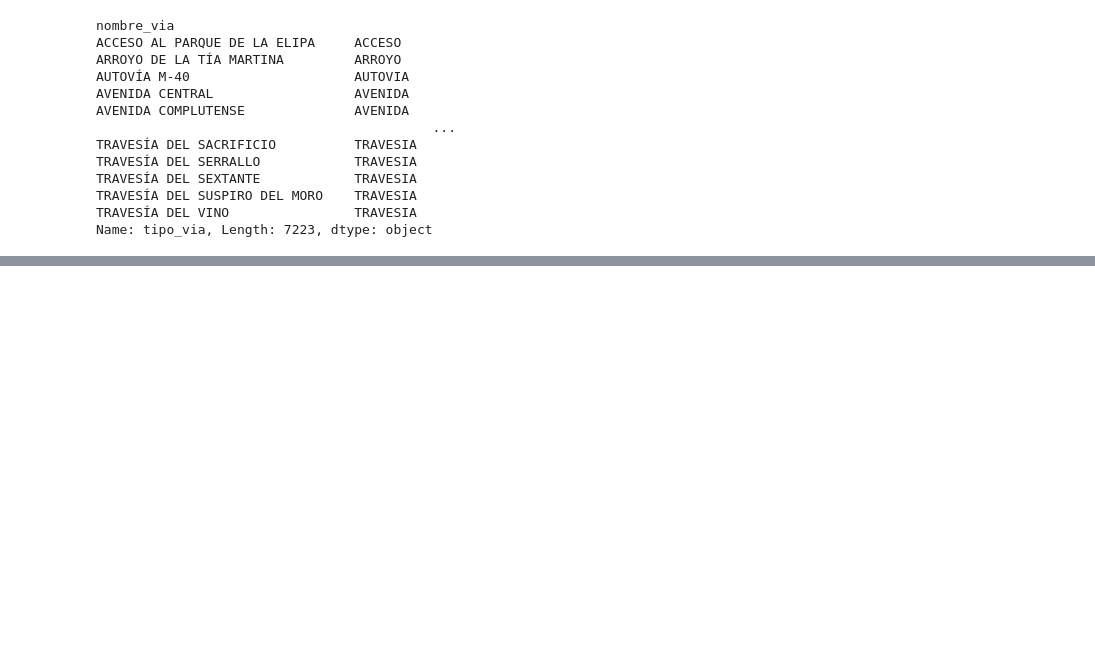
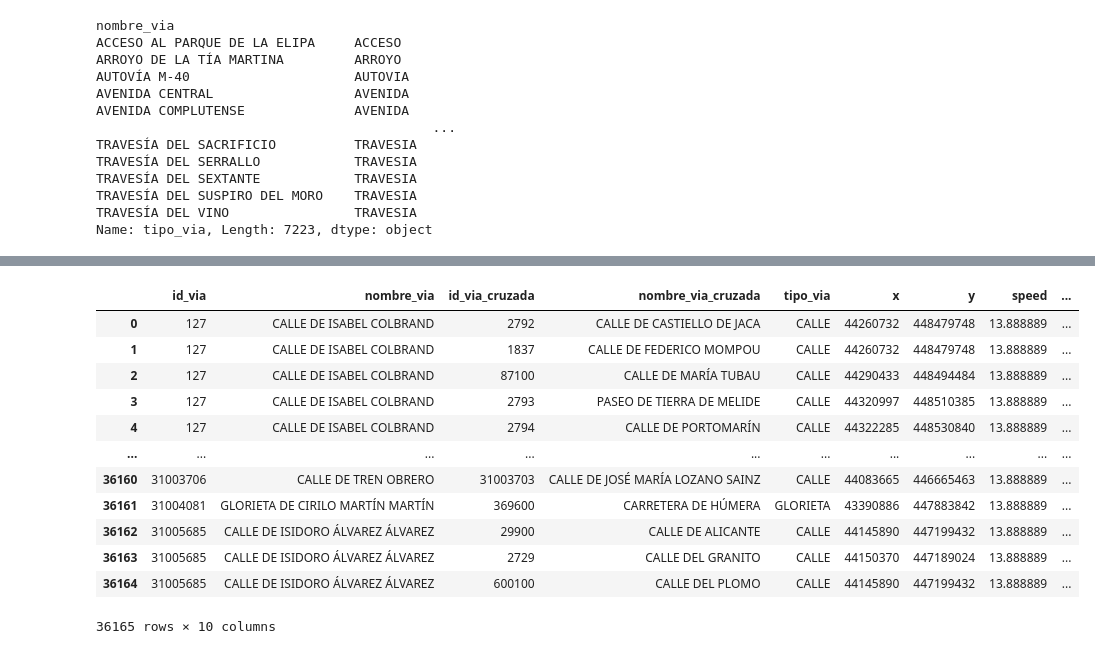
Before and after one commit to winoo19/GPS, a Jupyter notebook: create_graph.ipynb, the cells around one changed output, grey strips where cells are left out. Cells and saved outputs as stored; diff of their text form; code cells hidden in the pictures; blank space fills up the shorter version.

```diff
--- a/create_graph.ipynb
+++ b/create_graph.ipynb
@@ -257,0 +83,13 @@ cruces
+# %%
+'''unify cruces which manhattan distance from each other is less than 50 cm'''
+c=0
+for index1, row in cruces_droped.iterrows():
+    '''manhattan distance'''
+    dups=cruces_droped[(abs(cruces_droped["x"]-row["x"]) + abs(cruces_droped["y"]-row["y"]))<50]
+    if len(dups)>1:
+        # print(dups[["nombre_via","nombre_via_cruzada","x","y"]])
+        # input()
+        cruces.loc[dups.index,"x"]=row["x"]
+        cruces.loc[dups.index,"y"]=row["y"]
+        c+=len(dups)-1
+c
@@ -305,0 +168,27 @@ v_dic = {
+# %%
+def asociar_direccion(cruce):
+    '''Asocia a cada cruce una direccion, reemplazando los numeros por letras para poder ordenarlas alfabeticamente
+    Returns: direccion asociada al cruce con caracteres reemplazados y direccion completa del cruce'''
+    df = direcciones[direcciones["id_via"] == cruce["id_via"]]
+    if len(df) == 0:
+        return "None"
+    df["distance"] = (df["x"] - cruce["x"]) ** 2 + (df["y"] - cruce["y"]) ** 2
+    df.sort_values("distance", inplace=True)
+    return df.iloc[0]["orden"],df.iloc[0]["Direccion completa"]
+
+cruces[["direccion_asociada","direccion_completa"]]=cruces.apply(asociar_direccion, axis=1, result_type="expand")
+cruces
+# %% [output]
+|  | id_via | nombre_via | id_via_cruzada | nombre_via_cruzada | tipo_via | x | y | speed | ... |
+| 0 | 127 | CALLE DE ISABEL COLBRAND | 2792 | CALLE DE CASTIELLO DE JACA | CALLE | 44260732 | 448479748 | 13.888889 | ... |
+| 1 | 127 | CALLE DE ISABEL COLBRAND | 1837 | CALLE DE FEDERICO MOMPOU | CALLE | 44260732 | 448479748 | 13.888889 | ... |
+| 2 | 127 | CALLE DE ISABEL COLBRAND | 87100 | CALLE DE MARÍA TUBAU | CALLE | 44290433 | 448494484 | 13.888889 | ... |
+| 3 | 127 | CALLE DE ISABEL COLBRAND | 2793 | PASEO DE TIERRA DE MELIDE | CALLE | 44320997 | 448510385 | 13.888889 | ... |
+| 4 | 127 | CALLE DE ISABEL COLBRAND | 2794 | CALLE DE PORTOMARÍN | CALLE | 44322285 | 448530840 | 13.888889 | ... |
+| ... | ... | ... | ... | ... | ... | ... | ... | ... | ... |
+| 36160 | 31003706 | CALLE DE TREN OBRERO | 31003703 | CALLE DE JOSÉ MARÍA LOZANO SAINZ | CALLE | 44083665 | 446665463 | 13.888889 | ... |
+| 36161 | 31004081 | GLORIETA DE CIRILO MARTÍN MARTÍN | 369600 | CARRETERA DE HÚMERA | GLORIETA | 43390886 | 447883842 | 13.888889 | ... |
+| 36162 | 31005685 | CALLE DE ISIDORO ÁLVAREZ ÁLVAREZ | 29900 | CALLE DE ALICANTE | CALLE | 44145890 | 447199432 | 13.888889 | ... |
+| 36163 | 31005685 | CALLE DE ISIDORO ÁLVAREZ ÁLVAREZ | 2729 | CALLE DEL GRANITO | CALLE | 44150370 | 447189024 | 13.888889 | ... |
+| 36164 | 31005685 | CALLE DE ISIDORO ÁLVAREZ ÁLVAREZ | 600100 | CALLE DEL PLOMO | CALLE | 44145890 | 447199432 | 13.888889 | ... |
+36165 rows × 10 columns
```
Also changed, not shown: parts of 54 cells of this notebook, 13 other files.
